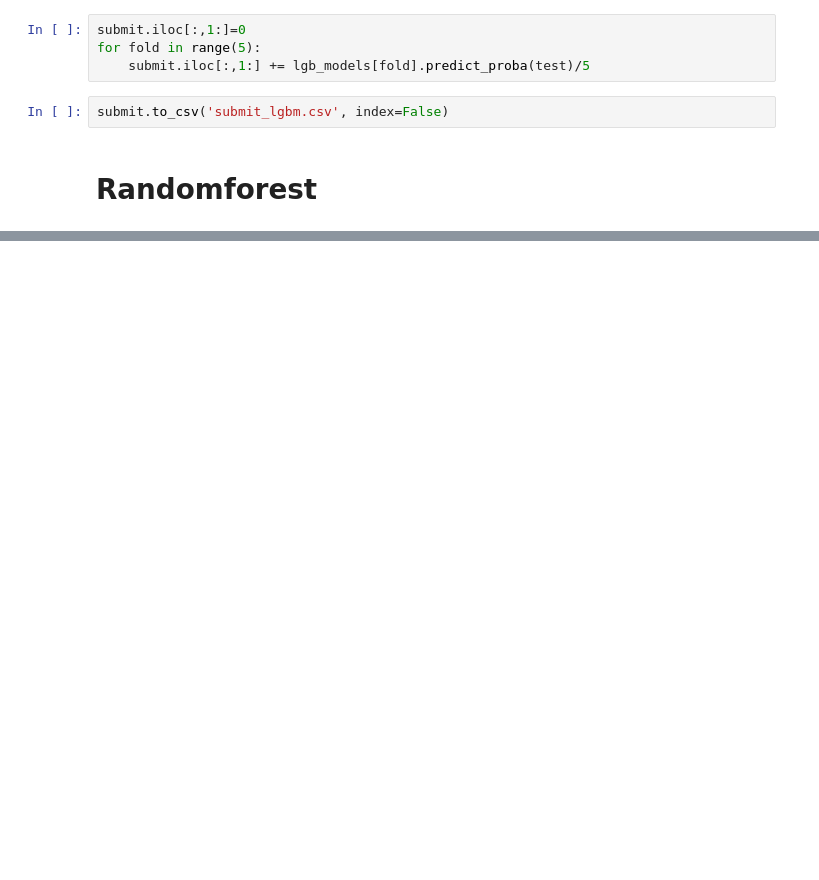
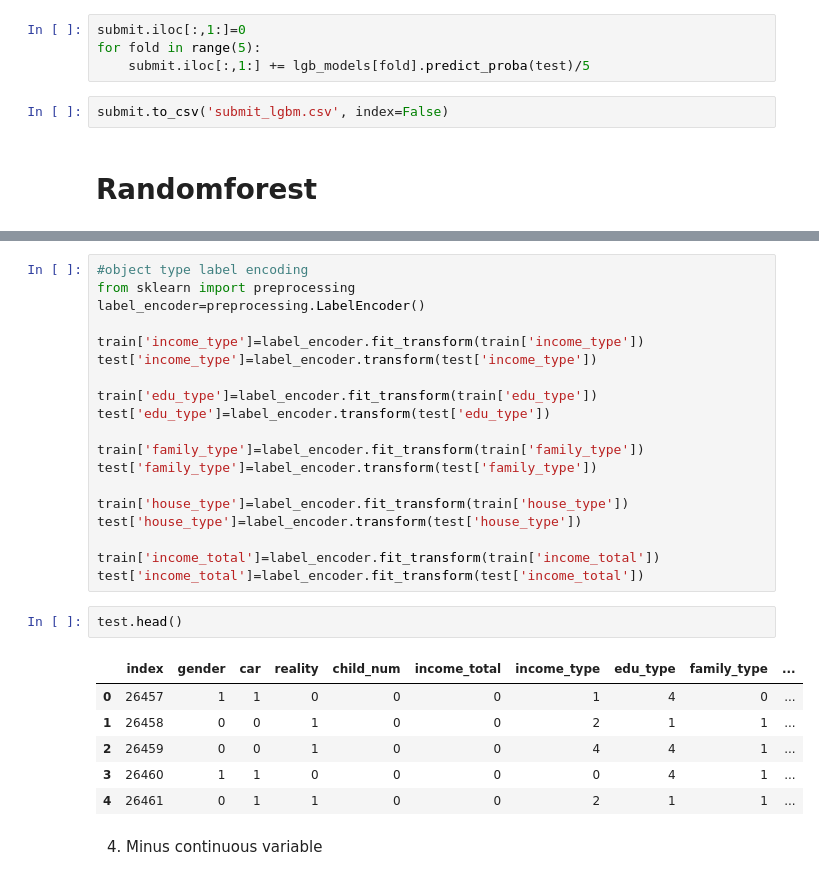
Before and after one commit to dooooing/2023_ESAA, a Jupyter notebook: 신용카드_코드_공유.ipynb, the cells around one changed output, grey strips where cells are left out. Cells and saved outputs as stored; diff of their text form; blank space fills up the shorter version.

```diff
--- a/신용카드_코드_공유.ipynb
+++ b/신용카드_코드_공유.ipynb
@@ -102,0 +286,30 @@ submit.to_csv('submit_lgbm.csv', index=False)
+# %%
+#object type label encoding
+from sklearn import preprocessing
+label_encoder=preprocessing.LabelEncoder()
+
+train['income_type']=label_encoder.fit_transform(train['income_type'])
+test['income_type']=label_encoder.transform(test['income_type'])
+
+train['edu_type']=label_encoder.fit_transform(train['edu_type'])
+test['edu_type']=label_encoder.transform(test['edu_type'])
+
+train['family_type']=label_encoder.fit_transform(train['family_type'])
+test['family_type']=label_encoder.transform(test['family_type'])
+
+train['house_type']=label_encoder.fit_transform(train['house_type'])
+test['house_type']=label_encoder.transform(test['house_type'])
+
+train['income_total']=label_encoder.fit_transform(train['income_total'])
+test['income_total']=label_encoder.fit_transform(test['income_total'])
+# %%
+test.head()
+# %% [output]
+|  | index | gender | car | reality | child_num | income_total | income_type | edu_type | family_type | ... |
+| 0 | 26457 | 1 | 1 | 0 | 0 | 0 | 1 | 4 | 0 | ... |
+| 1 | 26458 | 0 | 0 | 1 | 0 | 0 | 2 | 1 | 1 | ... |
+| 2 | 26459 | 0 | 0 | 1 | 0 | 0 | 4 | 4 | 1 | ... |
+| 3 | 26460 | 1 | 1 | 0 | 0 | 0 | 0 | 4 | 1 | ... |
+| 4 | 26461 | 0 | 1 | 1 | 0 | 0 | 2 | 1 | 1 | ... |
+# %% [markdown]
+4. Minus continuous variable
```
Also changed, not shown: parts of 86 cells of this notebook.
